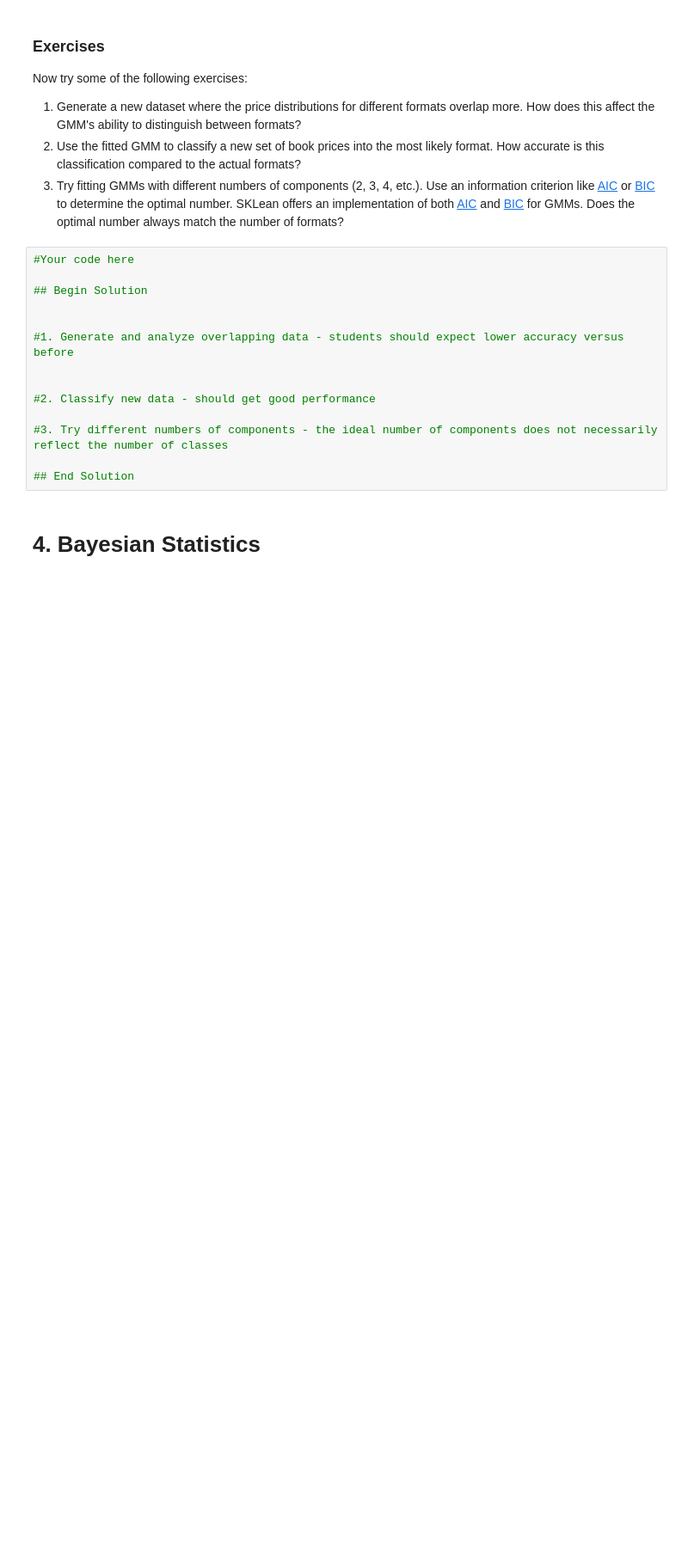
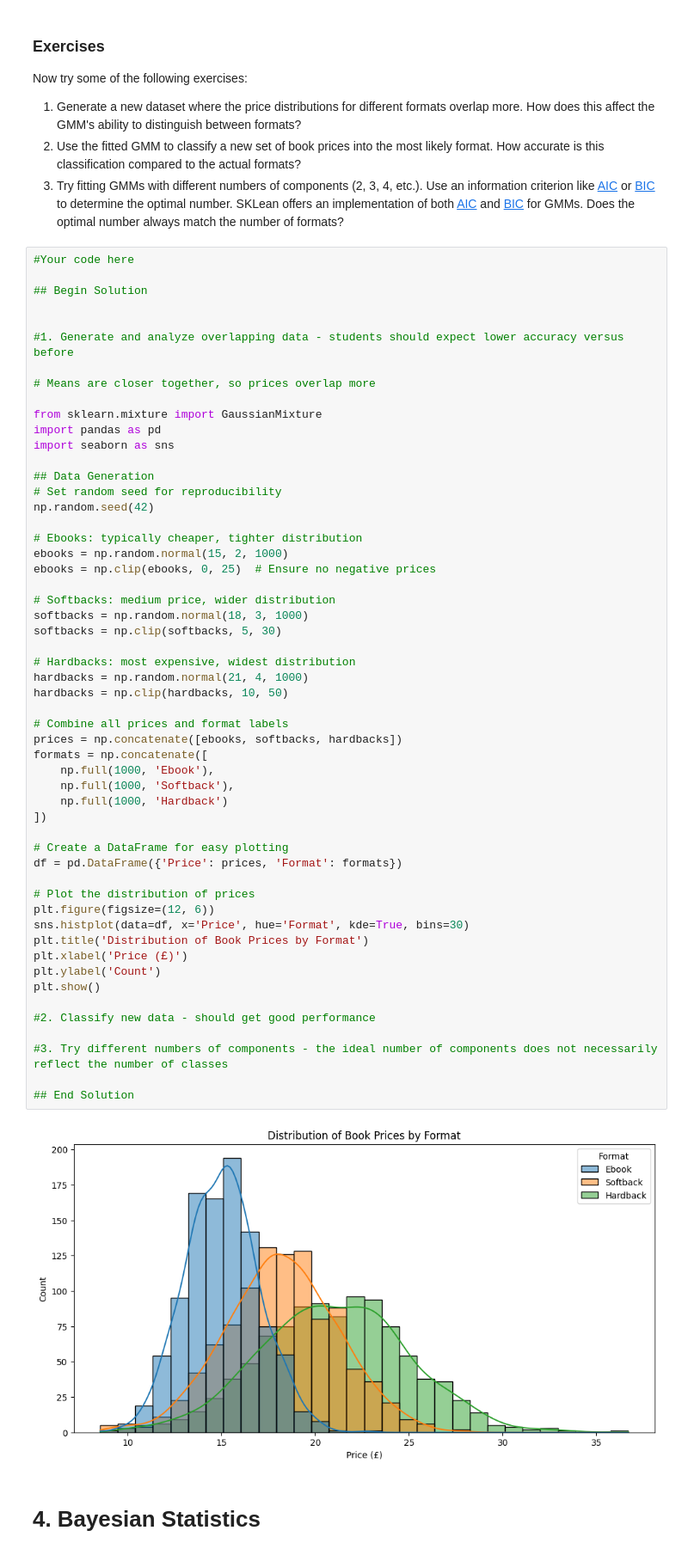
Before and after one commit to mabinbin701-cmyk/RLU, a Jupyter notebook: Labs/Lab 1 - Probability and Stats.ipynb, the cells around one changed output. Shown at 86% size. Drawn from its saved outputs; the diff is of its cells as text; blank space fills up the shorter version.

```diff
--- a/Labs/Lab 1 - Probability and Stats.ipynb
+++ b/Labs/Lab 1 - Probability and Stats.ipynb
@@ -282,17 +282,59 @@ Now try some of the following exercises:
 # %%
 #Your code here
 
 ## Begin Solution
 
 
 #1. Generate and analyze overlapping data - students should expect lower accuracy versus before
 
+# Means are closer together, so prices overlap more
+
+from sklearn.mixture import GaussianMixture
+import pandas as pd
+import seaborn as sns
+
+## Data Generation
+# Set random seed for reproducibility
+np.random.seed(42)
+
+# Ebooks: typically cheaper, tighter distribution
+ebooks = np.random.normal(15, 2, 1000)
+ebooks = np.clip(ebooks, 0, 25)  # Ensure no negative prices
+
+# Softbacks: medium price, wider distribution
+softbacks = np.random.normal(18, 3, 1000)
+softbacks = np.clip(softbacks, 5, 30)
+
+# Hardbacks: most expensive, widest distribution
+hardbacks = np.random.normal(21, 4, 1000)
+hardbacks = np.clip(hardbacks, 10, 50)
+
+# Combine all prices and format labels
+prices = np.concatenate([ebooks, softbacks, hardbacks])
+formats = np.concatenate([
+    np.full(1000, 'Ebook'),
+    np.full(1000, 'Softback'),
+    np.full(1000, 'Hardback')
+])
+
+# Create a DataFrame for easy plotting
+df = pd.DataFrame({'Price': prices, 'Format': formats})
+
+# Plot the distribution of prices
+plt.figure(figsize=(12, 6))
+sns.histplot(data=df, x='Price', hue='Format', kde=True, bins=30)
+plt.title('Distribution of Book Prices by Format')
+plt.xlabel('Price (£)')
+plt.ylabel('Count')
+plt.show()
 
 #2. Classify new data - should get good performance
 
 #3. Try different numbers of components - the ideal number of components does not necessarily reflect the number of classes
 
 ## End Solution
+# %% [output]
+[figure, added]
 # %% [markdown]
 # 4. Bayesian Statistics
 # %% [markdown]
```
Also changed, not shown: parts of 1 cell of this notebook.
